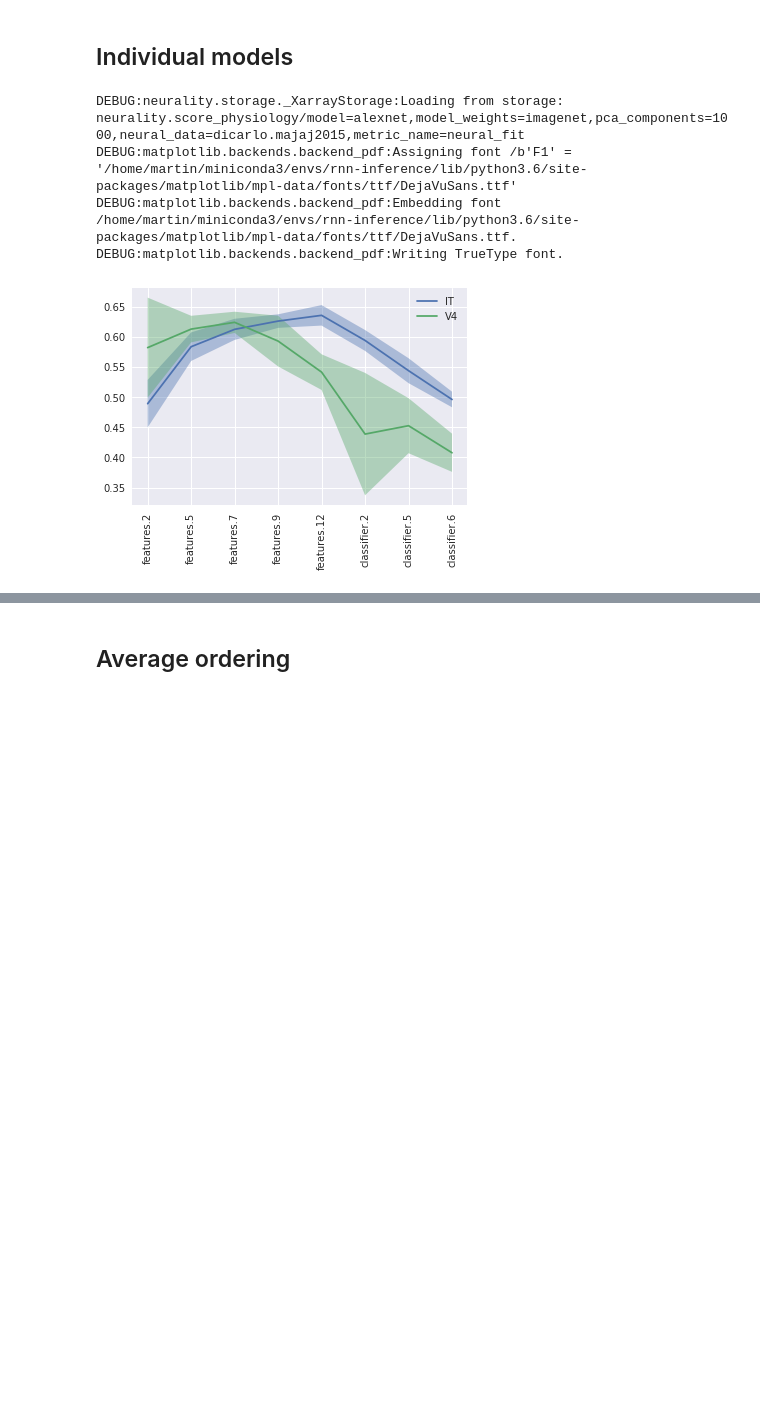
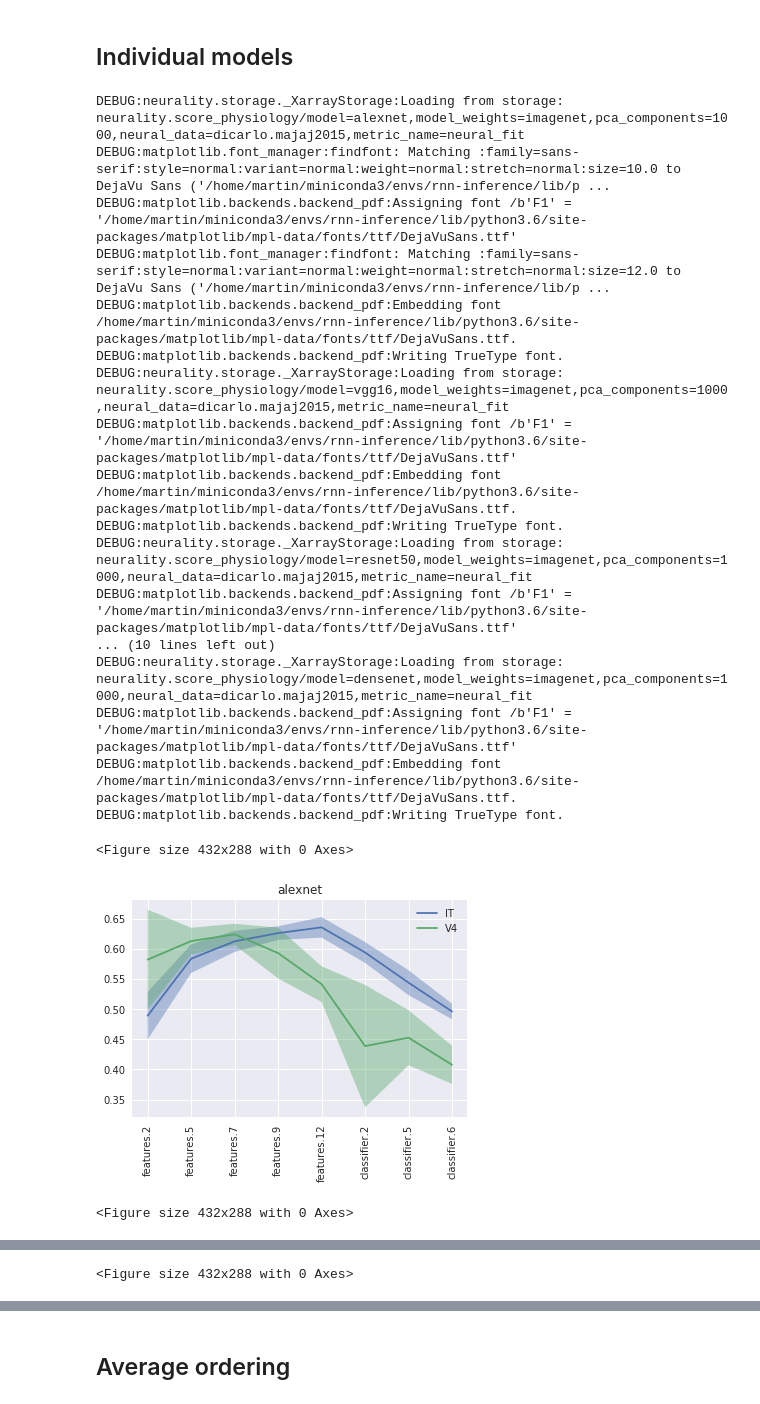
Before and after one commit to brain-score/candidate_models, a Jupyter notebook: results/layerfit.ipynb, the cells around one changed output, grey strips where cells are left out. Cells and saved outputs as stored; diff of their text form; code cells hidden in the pictures; blank space fills up the shorter version.

Commit message:
add plots for vgg16, resnet50, inception_v3, squeezenet, densenet

```diff
--- a/results/layerfit.ipynb
+++ b/results/layerfit.ipynb
@@ -10,5 +10,7 @@ from matplotlib import pyplot
 sys.path.insert(0, '../mkgu/')
 
 logging.basicConfig(stream=sys.stdout, level=logging.getLevelName("DEBUG"))
+
+models = ['alexnet', 'vgg16', 'resnet50', 'inception_v3', 'squeezenet', 'densenet']
 # %% [output]
 DEBUG:matplotlib.backends:backend module://ipykernel.pylab.backend_inline version unknown
@@ -19,11 +19,29 @@ The autoreload extension is already loaded. To reload it, use:
 # %%
 from neurality.plot.layerfit import plot
 
-plot('alexnet')
-pyplot.savefig('results/layerfit-alexnet.pdf')
+for model in models:
+    fig = pyplot.figure()
+    plot(model)
+    pyplot.title(model)
+    pyplot.savefig('results/layerfit-{}.pdf'.format(model))
 # %% [output]
 DEBUG:neurality.storage._XarrayStorage:Loading from storage: neurality.score_physiology/model=alexnet,model_weights=imagenet,pca_components=1000,neural_data=dicarlo.majaj2015,metric_name=neural_fit
+DEBUG:matplotlib.font_manager:findfont: Matching :family=sans-serif:style=normal:variant=normal:weight=normal:stretch=normal:size=10.0 to DejaVu Sans ('/home/martin/miniconda3/envs/rnn-inference/lib/p ...
+DEBUG:matplotlib.backends.backend_pdf:Assigning font /b'F1' = '/home/martin/miniconda3/envs/rnn-inference/lib/python3.6/site-packages/matplotlib/mpl-data/fonts/ttf/DejaVuSans.ttf'
+DEBUG:matplotlib.font_manager:findfont: Matching :family=sans-serif:style=normal:variant=normal:weight=normal:stretch=normal:size=12.0 to DejaVu Sans ('/home/martin/miniconda3/envs/rnn-inference/lib/p ...
+DEBUG:matplotlib.backends.backend_pdf:Embedding font /home/martin/miniconda3/envs/rnn-inference/lib/python3.6/site-packages/matplotlib/mpl-data/fonts/ttf/DejaVuSans.ttf.
+DEBUG:matplotlib.backends.backend_pdf:Writing TrueType font.
+DEBUG:neurality.storage._XarrayStorage:Loading from storage: neurality.score_physiology/model=vgg16,model_weights=imagenet,pca_components=1000,neural_data=dicarlo.majaj2015,metric_name=neural_fit
 DEBUG:matplotlib.backends.backend_pdf:Assigning font /b'F1' = '/home/martin/miniconda3/envs/rnn-inference/lib/python3.6/site-packages/matplotlib/mpl-data/fonts/ttf/DejaVuSans.ttf'
 DEBUG:matplotlib.backends.backend_pdf:Embedding font /home/martin/miniconda3/envs/rnn-inference/lib/python3.6/site-packages/matplotlib/mpl-data/fonts/ttf/DejaVuSans.ttf.
 DEBUG:matplotlib.backends.backend_pdf:Writing TrueType font.
+DEBUG:neurality.storage._XarrayStorage:Loading from storage: neurality.score_physiology/model=resnet50,model_weights=imagenet,pca_components=1000,neural_data=dicarlo.majaj2015,metric_name=neural_fit
+DEBUG:matplotlib.backends.backend_pdf:Assigning font /b'F1' = '/home/martin/miniconda3/envs/rnn-inference/lib/python3.6/site-packages/matplotlib/mpl-data/fonts/ttf/DejaVuSans.ttf'
+... (10 lines left out)
+DEBUG:neurality.storage._XarrayStorage:Loading from storage: neurality.score_physiology/model=densenet,model_weights=imagenet,pca_components=1000,neural_data=dicarlo.majaj2015,metric_name=neural_fit
+DEBUG:matplotlib.backends.backend_pdf:Assigning font /b'F1' = '/home/martin/miniconda3/envs/rnn-inference/lib/python3.6/site-packages/matplotlib/mpl-data/fonts/ttf/DejaVuSans.ttf'
+DEBUG:matplotlib.backends.backend_pdf:Embedding font /home/martin/miniconda3/envs/rnn-inference/lib/python3.6/site-packages/matplotlib/mpl-data/fonts/ttf/DejaVuSans.ttf.
+DEBUG:matplotlib.backends.backend_pdf:Writing TrueType font.
+<Figure size 432x288 with 0 Axes>
-[figure, old version]
+[figure, new version]
+<Figure size 432x288 with 0 Axes>
@@ -29,0 +49 @@ DEBUG:matplotlib.backends.backend_pdf:Writing TrueType font.
+<Figure size 432x288 with 0 Axes>
```
Also changed, not shown: parts of 3 cells of this notebook.
